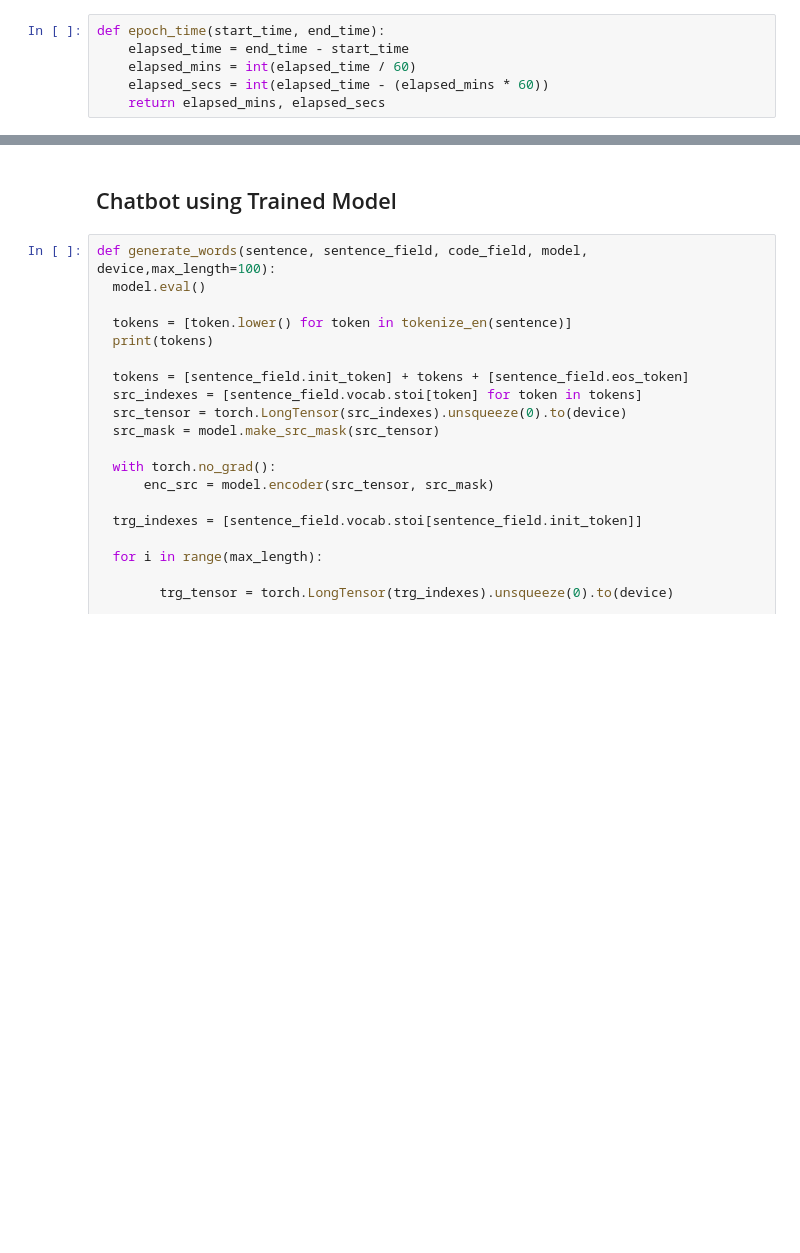
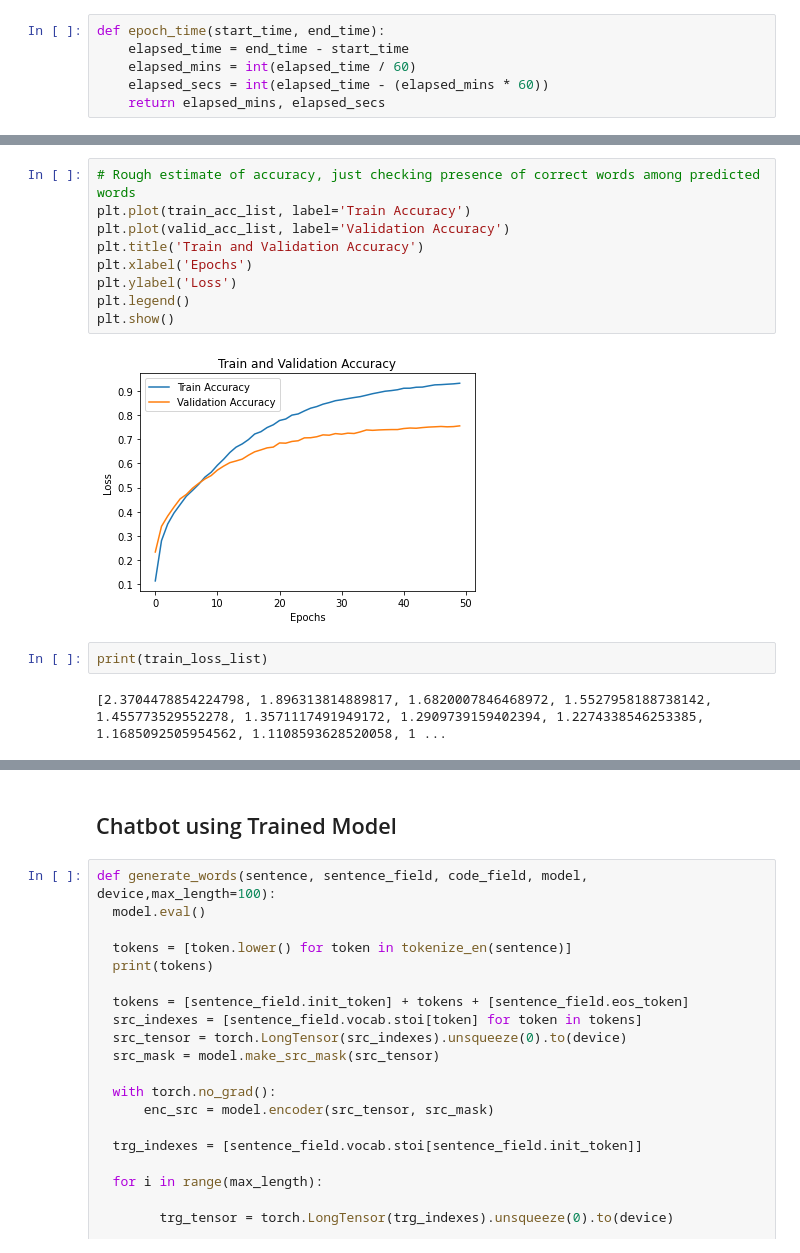
Before and after one commit to AyusheeMittal/END_PythonCodeGenerationChatbot, a Jupyter notebook: END_Final.ipynb, the cells around one changed output, grey strips where cells are left out. Drawn from its saved outputs; the diff is of its cells as text; blank space fills up the shorter version.

```diff
--- a/END_Final.ipynb
+++ b/END_Final.ipynb
@@ -953,3 +997,18 @@ Epoch: 50 | Time: 0m 9s
+# %%
+# Rough estimate of accuracy, just checking presence of correct words among predicted words
+plt.plot(train_acc_list, label='Train Accuracy')
+plt.plot(valid_acc_list, label='Validation Accuracy')
+plt.title('Train and Validation Accuracy')
+plt.xlabel('Epochs')
+plt.ylabel('Loss')
+plt.legend()
+plt.show()
+# %% [output]
+[figure, added]
+# %%
+print(train_loss_list)
+# %% [output]
+[2.3704478854224798, 1.896313814889817, 1.6820007846468972, 1.5527958188738142, 1.455773529552278, 1.3571117491949172, 1.2909739159402394, 1.2274338546253385, 1.1685092505954562, 1.1108593628520058, 1 ...
 # %%
 #model.load_state_dict(torch.load('tut6-model.pt'))
 model.load_state_dict(torch.load('model.pt'))
```
Also changed, not shown: parts of 18 cells of this notebook.
